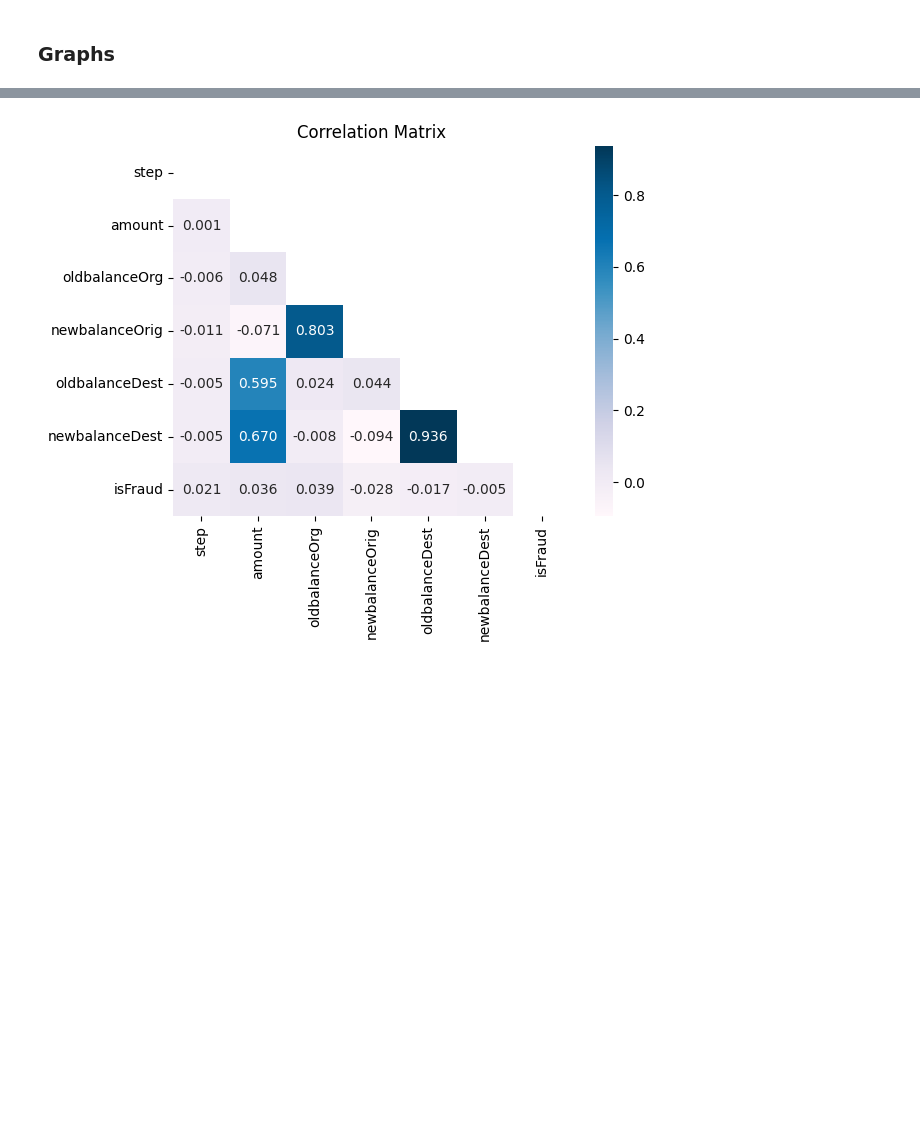
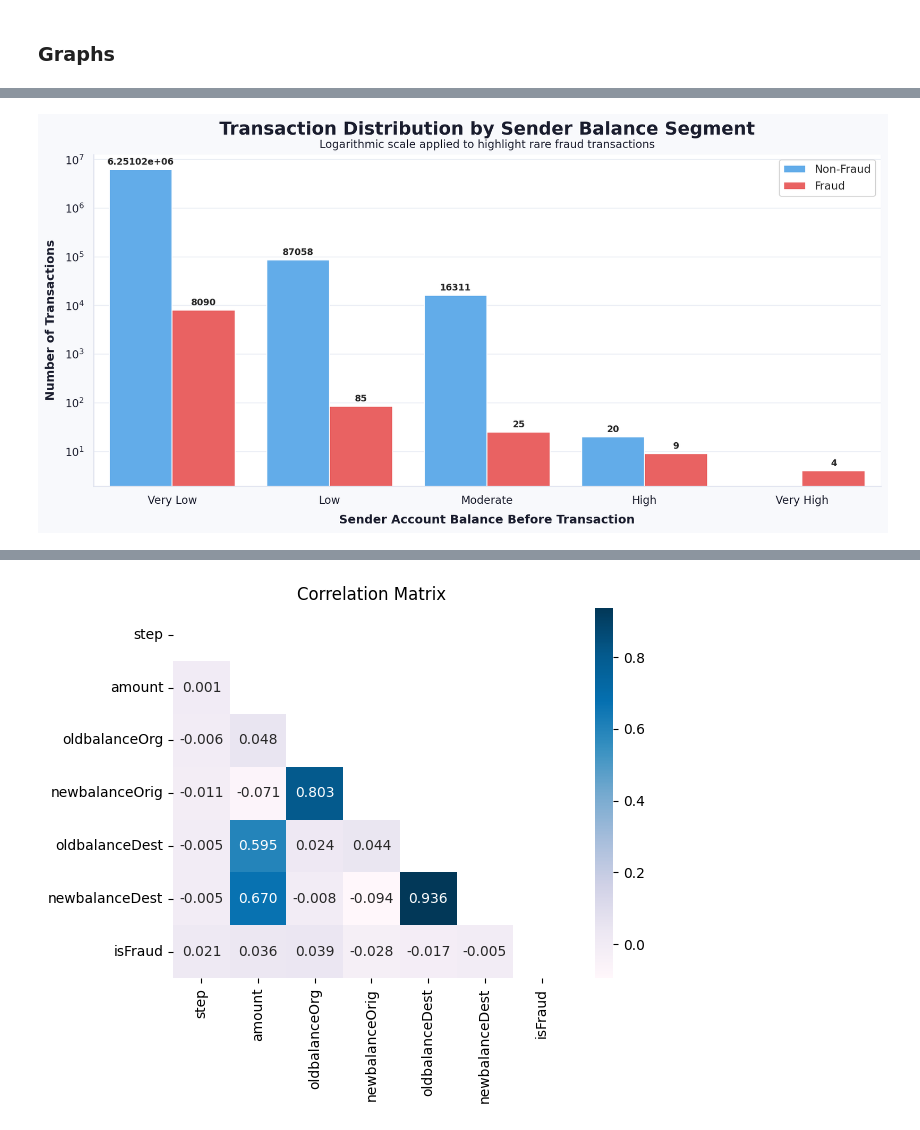
Before and after one commit to luunguyentankhai/ADY201m, a Jupyter notebook: preprocessing/data_cleaning.ipynb, the cells around one changed output, grey strips where cells are left out. Cells and saved outputs as stored; diff of their text form; code cells hidden in the pictures; blank space fills up the shorter version.

```diff
--- a/preprocessing/data_cleaning.ipynb
+++ b/preprocessing/data_cleaning.ipynb
@@ -424,0 +489,74 @@ plt.show()
+# %%
+# ══════════════════════════════════════════════════════
+# OLD BALANCE ORIG - BALANCE SEGMENTS vs FRAUD
+# ══════════════════════════════════════════════════════
+
+df["oldbalanceOrg_segment"] = pd.cut(
+    df["oldbalanceOrg"],
+    bins=5,
+    labels=[
+        "Very Low",
+        "Low",
+        "Moderate",
+        "High",
+        "Very High"
+    ]
+)
+
+fig, ax = plt.subplots(figsize=(12, 6))
+
+sns.countplot(
+    data=df,
+    x="oldbalanceOrg_segment",
+    hue="isFraud",
+    palette={
+        0: PALETTE_LEGIT,
+        1: PALETTE_FRAUD
+    },
+    ax=ax
+)
+ax.set_yscale("log")
+# Hiển thị số trên đầu cột
+for container in ax.containers:
+    ax.bar_label(
+        container,
+        padding=3,
+        fontsize=9,
+        fontweight="bold"
+    )
+
+ax.set_title(
+    "Transaction Distribution by Sender Balance Segment",
+    fontsize=18,
+    fontweight="bold",
+    pad=20,
+    loc="center",
+    color= PALETTE_TEXT
+)
+
+add_subtitle(
+    ax,
+    "Logarithmic scale applied to highlight rare fraud transactions"
+)
+
+ax.set_xlabel(
+    "Sender Account Balance Before Transaction",
+    fontsize=12,
+    fontweight="bold"
+)
+
+ax.set_ylabel(
+    "Number of Transactions",
+    fontsize=12,
+    fontweight="bold"
+)
+
+ax.legend(
+    labels=["Non-Fraud", "Fraud"]
+)
+
+plt.tight_layout()
+
+df = df.drop(columns= 'oldbalanceOrg_segment')
+# %% [output]
+[figure, added]
```
Also changed, not shown: parts of 61 cells of this notebook.
